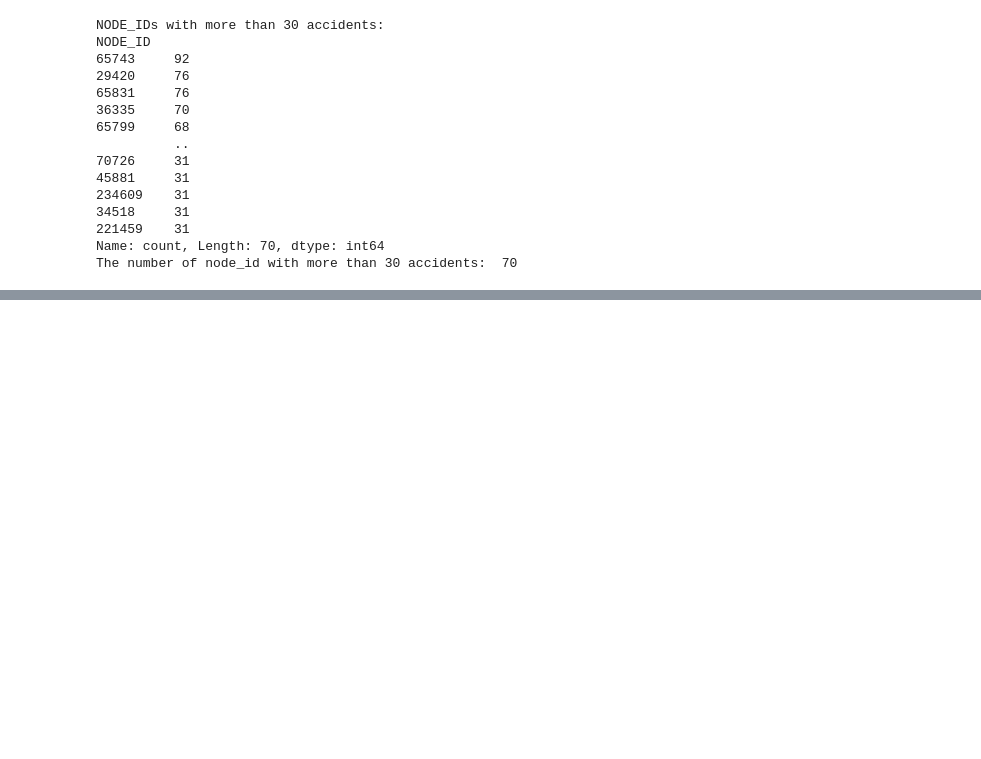
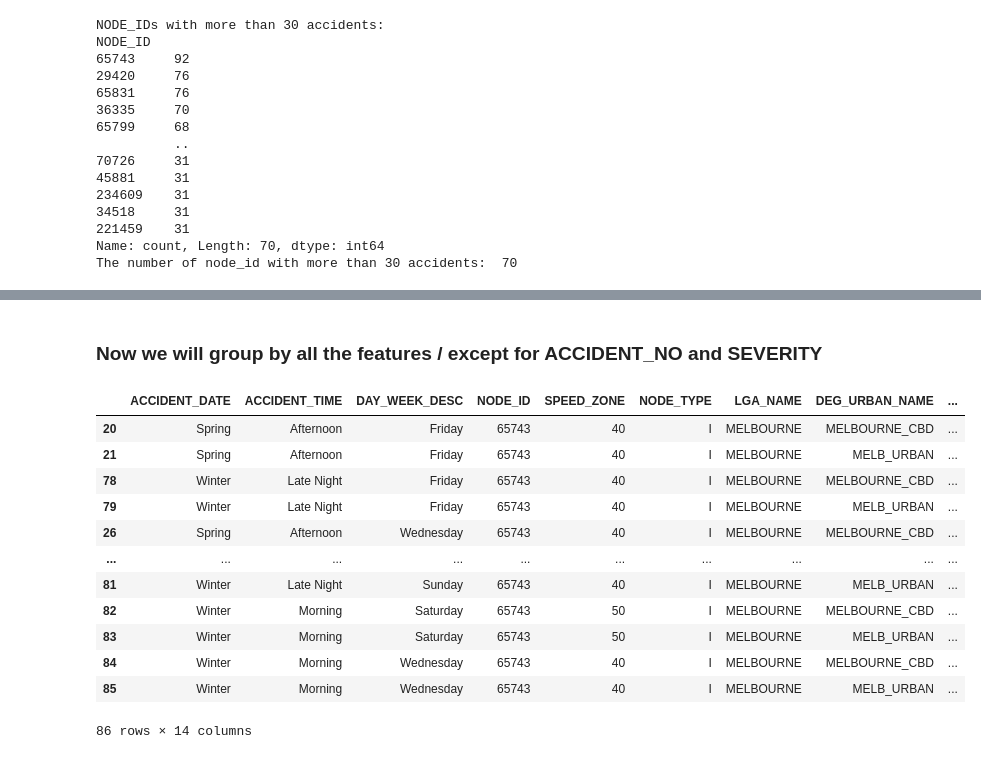
Before and after one commit to minhtrietcancode/mlflow-melbourne-accident-hotspots, a Jupyter notebook: src/analysis/basic_analysis.ipynb, the cells around one changed output, grey strips where cells are left out. Drawn from its saved outputs; the diff is of its cells as text; code cells hidden in the pictures; blank space fills up the shorter version.

```diff
--- a/src/analysis/basic_analysis.ipynb
+++ b/src/analysis/basic_analysis.ipynb
@@ -104,0 +205,35 @@ most_accident_node
+# %% [markdown]
+### Now we will group by all the features / except for ACCIDENT_NO and SEVERITY
+# %%
+# hey bro help me complete this piece of code
+
+grouped = (
+    most_accident_node.groupby([
+        'ACCIDENT_DATE', 'ACCIDENT_TIME', 'DAY_WEEK_DESC', 'NODE_ID',
+        'SPEED_ZONE', 'NODE_TYPE', 'LGA_NAME', 'DEG_URBAN_NAME', 'LATITUDE',
+        'LONGITUDE', 'POSTCODE_CRASH'
+    ])
+    .agg(
+        count=('SEVERITY', 'size'),
+        MEAN_SEVERITY=('SEVERITY', 'mean'),
+        VAR_SEVERITY=('SEVERITY', 'var')
+    )
+    .reset_index()
+    .sort_values(by='count', ascending=False)
+)
+
+grouped
+# %% [output]
+|  | ACCIDENT_DATE | ACCIDENT_TIME | DAY_WEEK_DESC | NODE_ID | SPEED_ZONE | NODE_TYPE | LGA_NAME | DEG_URBAN_NAME | ... |
+| 20 | Spring | Afternoon | Friday | 65743 | 40 | I | MELBOURNE | MELBOURNE_CBD | ... |
+| 21 | Spring | Afternoon | Friday | 65743 | 40 | I | MELBOURNE | MELB_URBAN | ... |
+| 78 | Winter | Late Night | Friday | 65743 | 40 | I | MELBOURNE | MELBOURNE_CBD | ... |
+| 79 | Winter | Late Night | Friday | 65743 | 40 | I | MELBOURNE | MELB_URBAN | ... |
+| 26 | Spring | Afternoon | Wednesday | 65743 | 40 | I | MELBOURNE | MELBOURNE_CBD | ... |
+| ... | ... | ... | ... | ... | ... | ... | ... | ... | ... |
+| 81 | Winter | Late Night | Sunday | 65743 | 40 | I | MELBOURNE | MELB_URBAN | ... |
+| 82 | Winter | Morning | Saturday | 65743 | 50 | I | MELBOURNE | MELBOURNE_CBD | ... |
+| 83 | Winter | Morning | Saturday | 65743 | 50 | I | MELBOURNE | MELB_URBAN | ... |
+| 84 | Winter | Morning | Wednesday | 65743 | 40 | I | MELBOURNE | MELBOURNE_CBD | ... |
+| 85 | Winter | Morning | Wednesday | 65743 | 40 | I | MELBOURNE | MELB_URBAN | ... |
+86 rows × 14 columns
```
Also changed, not shown: parts of 12 cells of this notebook.
